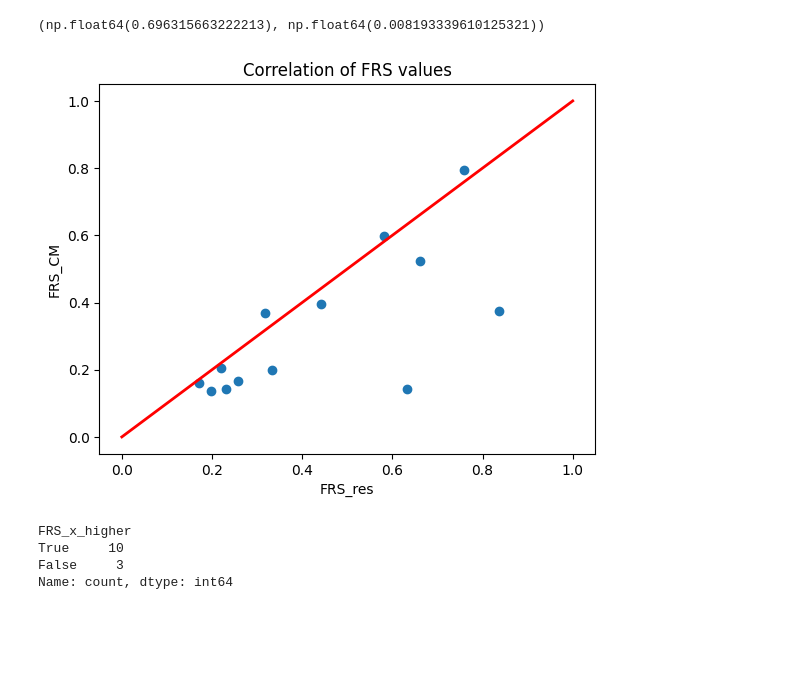
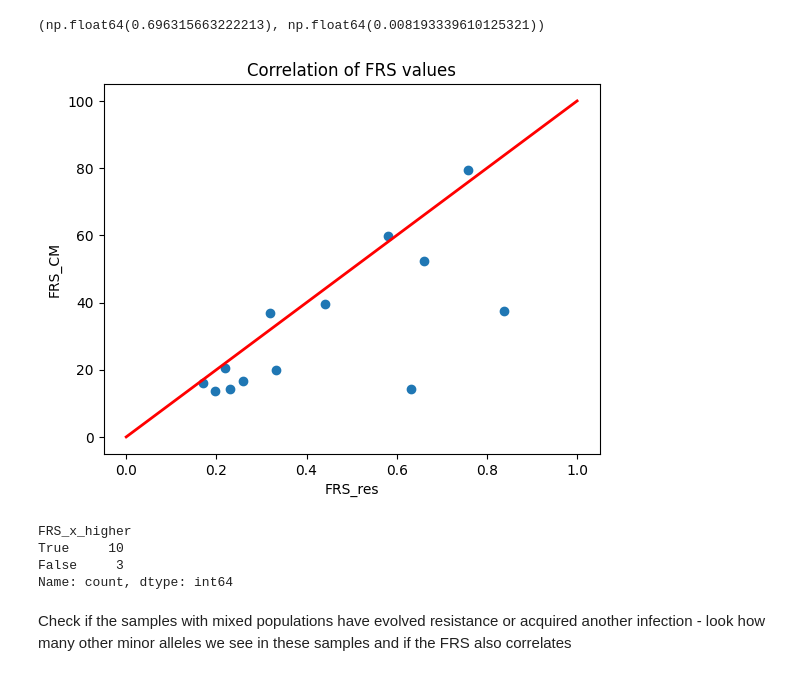
Before and after one commit to fowler-lab/tb-rnap-subpopulations, a Jupyter notebook: Reproduce_Figures.ipynb, the cells around one changed output. Saved outputs shown, nothing was run; the diff lists cells and outputs as text; code cells hidden in the pictures; blank space fills up the shorter version.

```diff
--- a/Reproduce_Figures.ipynb
+++ b/Reproduce_Figures.ipynb
@@ -630,17 +652,20 @@ correlation_max, p_value_max
 # %%
 #plot correlation of FRS values for samples with a minor allele and a compensatory mutation, keeping only the higher FRS value
 plt.scatter(df_joined_max['FRS_res'], df_joined_max['FRS_CM'])
 plt.plot([0, 1], [0, 1], color='red', lw=2)
 plt.xlabel('FRS_res')
 plt.ylabel('FRS_CM')
 plt.title('Correlation of FRS values')
 
+# Set axes to display values as percentages without the percent sign
+plt.gca().yaxis.set_major_formatter(FuncFormatter(lambda y, _: '{:.0f}'.format(y * 100)))
+
 #save figure in high resolution
-plt.savefig('figures/FRS_correlation.png', dpi=300)
+plt.savefig('figures/FRS_correlation_CM.png', dpi=300)
 
 plt.show()
 # %% [output]
-[figure, old version]
+[figure, new version]
 # %%
 #check how often FRS_x is higher than FRS_y in the joined max table
 df_joined_max['FRS_x_higher'] = df_joined_max['FRS_res'] > df_joined_max['FRS_CM']
@@ -650,3 +675,5 @@ FRS_x_higher
 True     10
 False     3
 Name: count, dtype: int64
+# %% [markdown]
+Check if the samples with mixed populations have evolved resistance or acquired another infection - look how many other minor alleles we see in these samples and if the FRS also correlates
```
Also changed, not shown: parts of 38 cells of this notebook.
